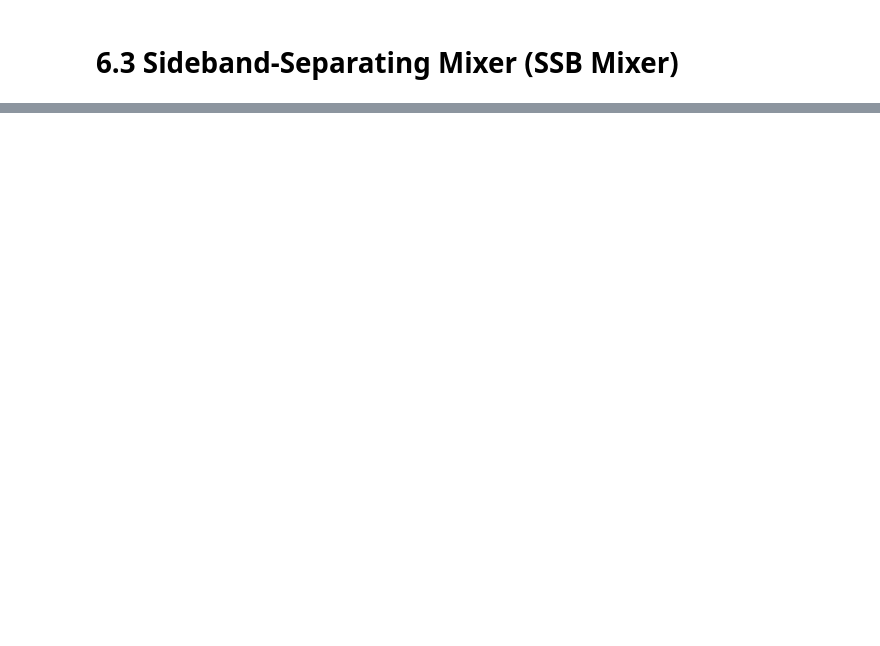
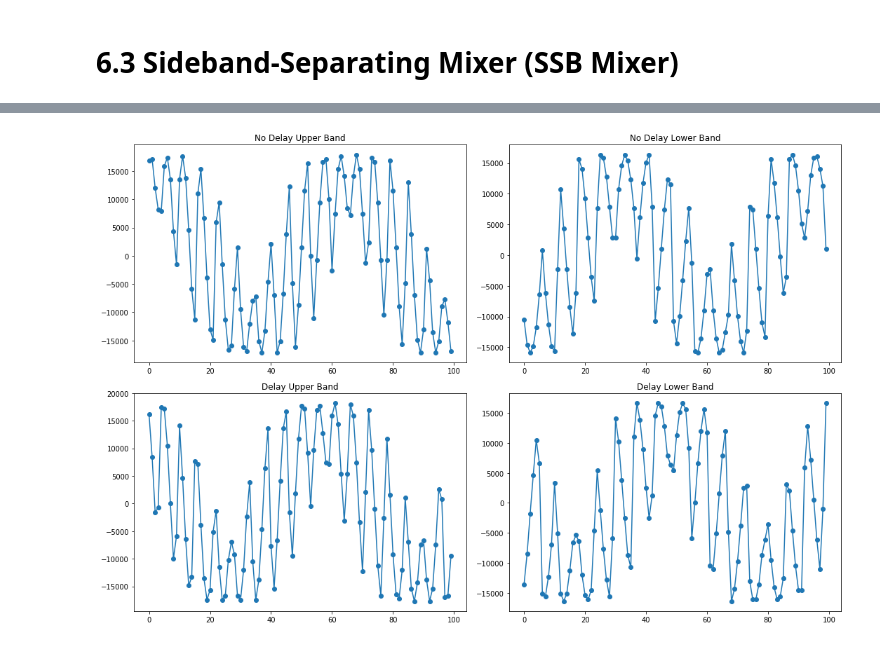
Before and after one commit to arthurm101/radiolab, a Jupyter notebook: Lab 1/Lab1_Mixer.ipynb, the cells around one changed output, grey strips where cells are left out. Cells and saved outputs as stored; diff of their text form; code cells hidden in the pictures; blank space fills up the shorter version.

```diff
--- a/Lab 1/Lab1_Mixer.ipynb
+++ b/Lab 1/Lab1_Mixer.ipynb
@@ -804,2 +725,23 @@ ugradio.pico.capture_data?
+# %%
+fig = plt.figure(figsize = (15, 10))
+
+ax1 = fig.add_subplot(221)
+ax2 = fig.add_subplot(222)
+ax3 = fig.add_subplot(223)
+ax4 = fig.add_subplot(224)
+
+ax1.set_title('No Delay Upper Band')
+ax2.set_title('No Delay Lower Band')
+ax3.set_title('Delay Upper Band')
+ax4.set_title('Delay Lower Band')
+
+ax3.plot(delay_upper[:100], '-o')
+ax1.plot(no_delay_upper[:100], '-o')
+ax4.plot(delay_lower[:100], '-o')
+ax2.plot(no_delay_lower[:100], '-o')
+
+plt.tight_layout()
+# %% [output]
+[figure, added]
 # %%
 |
```
Also changed, not shown: parts of 34 cells of this notebook.
